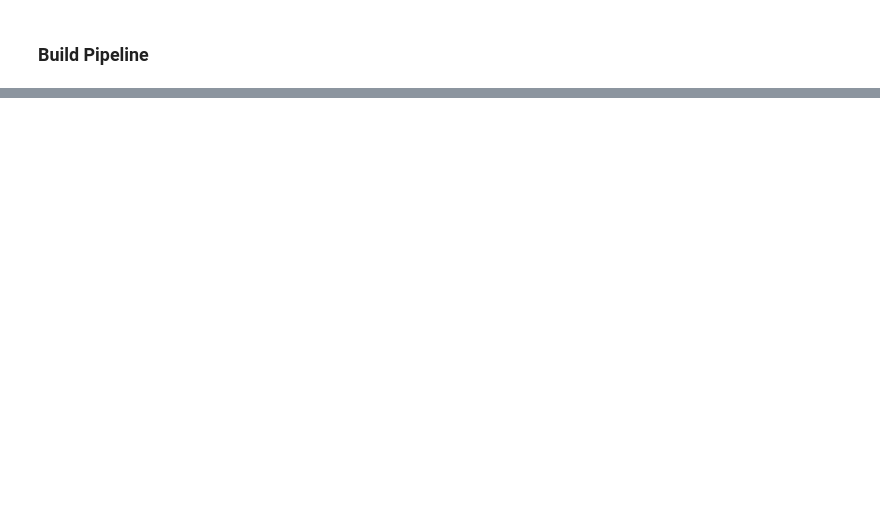
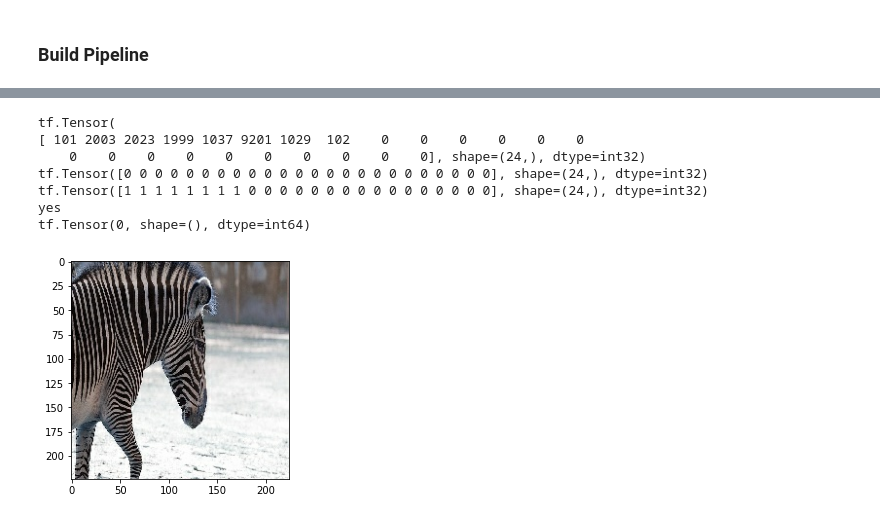
Before and after one commit to abnormal-distribution/AC295_abnormal-distribution, a Jupyter notebook: submissions/practicum2_Abnormal-Distribution/Pipeline.ipynb, the cells around one changed output, grey strips where cells are left out. Drawn from its saved outputs; the diff is of its cells as text; code cells hidden in the pictures; blank space fills up the shorter version.

```diff
--- a/submissions/practicum2_Abnormal-Distribution/Pipeline.ipynb
+++ b/submissions/practicum2_Abnormal-Distribution/Pipeline.ipynb
@@ -77,6 +115,6 @@ def get_top_K_answers(k):
     answers = answers.index[:k]
     return list(answers)
 
-TOP_ANSWERS = get_top_K_answers(K)
-TOP_ANSWERS = tf.constant(TOP_ANSWERS)
+top_answers = get_top_K_answers(K)
+top_answers = tf.constant(TOP_ANSWERS)
 # %%
@@ -121,14 +163,14 @@ def structure_data(data):
 # ############## #
 # # Train data # #
 # ############## #
-train_file = ['/content/data/vqa_raw_train2014.tfrecords']
-train = tf.data.TFRecordDataset(
-    train_file,
-    buffer_size=100,
-    num_parallel_reads=AUTOTUNE
-)
+tfrecords_pattern_path = "/content/data/train2014_tf/vaq_raw_train2014_*-of-*.records"
+train_files = tf.io.matching_files(tfrecords_pattern_path)
+train_files = tf.random.shuffle(train_files)
+train_shards = tf.data.Dataset.from_tensor_slices(train_files)
+
+train = train_shards.interleave(tf.data.TFRecordDataset)
 train = train.map(_parse_features_function, num_parallel_calls=AUTOTUNE)
-train = train.filter(filter_fn)
+#train = train.filter(filter_fn)
 train = train.map(structure_data, num_parallel_calls=AUTOTUNE)
 train = train.shuffle(buffer_size=train_buffer_size).batch(batch_size)
 train = train.cache().prefetch(prefetch)
@@ -136,16 +178,15 @@ train = train.cache().prefetch(prefetch)
 # ################### #
 # # Validation data # #
 # ################### #
-val_file = ['/content/data/vqa_raw_val2014.tfrecords']
+tfrecords_pattern_path = "/content/data/val2014_tf/vaq_raw_val2014_*-of-*.records"
+val_files = tf.io.matching_files(tfrecords_pattern_path)
+val_files = tf.random.shuffle(val_files)
+val_shards = tf.data.Dataset.from_tensor_slices(val_files)
 
-valid = tf.data.TFRecordDataset(
-    val_file,
-    buffer_size=100,
-    num_parallel_reads=AUTOTUNE
-)
+valid = val_shards.interleave(tf.data.TFRecordDataset)
 
 valid = valid.map(_parse_features_function, num_parallel_calls=AUTOTUNE)
-valid = valid.filter(filter_fn)
+#valid = valid.filter(filter_fn)
 valid = valid.map(structure_data, num_parallel_calls=AUTOTUNE)
 valid = valid.shuffle(buffer_size=val_buffer_size).batch(batch_size)
 valid = valid.cache().prefetch(prefetch)
@@ -166,0 +216,17 @@ tf.Tensor(
+# %%
+for item in valid.take(1):
+    print(item[0][1][0][0])
+    print(item[0][1][1][0])
+    print(item[0][1][2][0])
+    plt.imshow(item[0][0][0])
+    print(top_answers[item[1][0]].numpy().decode('utf-8'))
+    print(item[1][0])
+# %% [output]
+tf.Tensor(
+[ 101 2003 2023 1999 1037 9201 1029  102    0    0    0    0    0    0
+    0    0    0    0    0    0    0    0    0    0], shape=(24,), dtype=int32)
+tf.Tensor([0 0 0 0 0 0 0 0 0 0 0 0 0 0 0 0 0 0 0 0 0 0 0 0], shape=(24,), dtype=int32)
+tf.Tensor([1 1 1 1 1 1 1 1 0 0 0 0 0 0 0 0 0 0 0 0 0 0 0 0], shape=(24,), dtype=int32)
+yes
+tf.Tensor(0, shape=(), dtype=int64)
+[figure, added]
```
Also changed, not shown: parts of 10 cells of this notebook, 1 other file.
